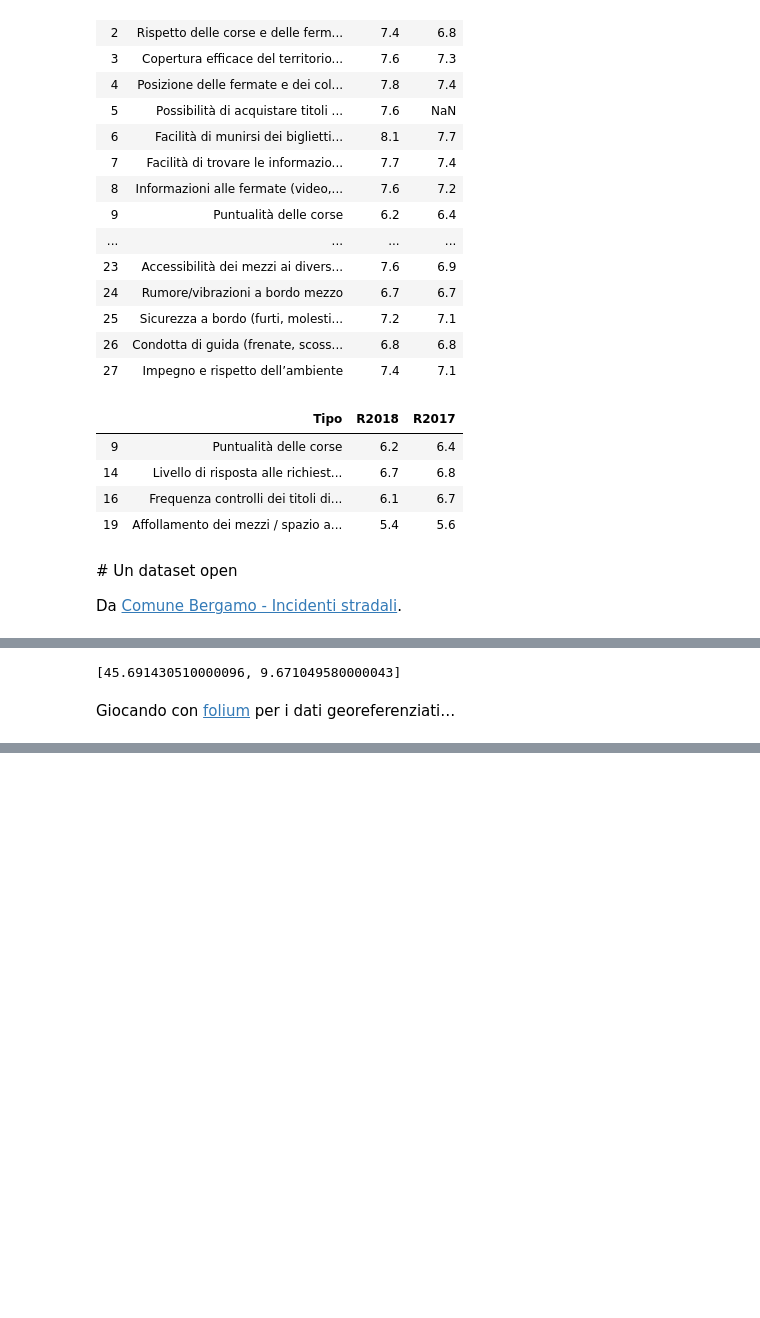
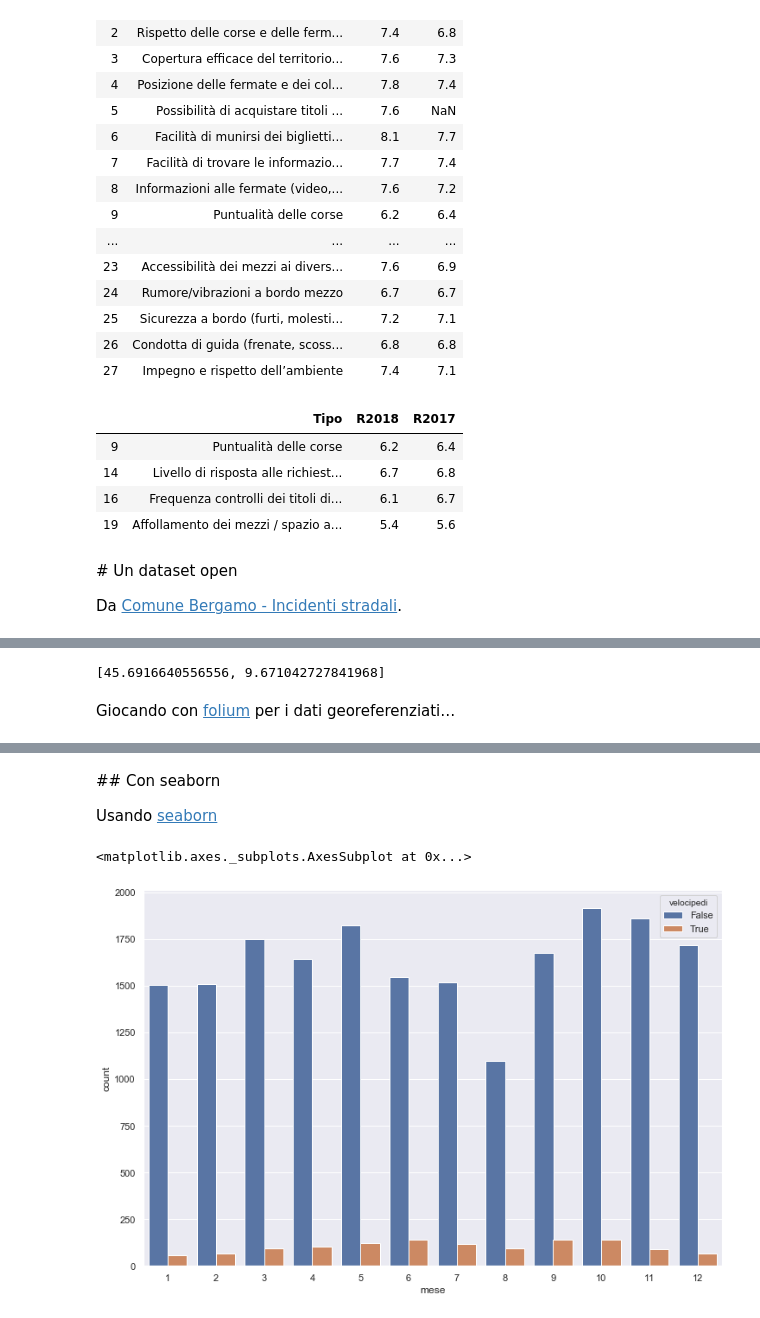
Before and after one commit to mapio/fp-pybg-2019, a Jupyter notebook: moduli/python/06-DataAnalysis.ipynb, the cells around one changed output, grey strips where cells are left out. Drawn from its saved outputs; the diff is of its cells as text; code cells hidden in the pictures; blank space fills up the shorter version.

Commit message:
Added seaborn

```diff
--- a/moduli/python/06-DataAnalysis.ipynb
+++ b/moduli/python/06-DataAnalysis.ipynb
@@ -160,8 +164,8 @@ Name: data, dtype: object
 # %%
-CENTER = lat_lon[['latitude', 'longitude']].mean().values.tolist()
+CENTER = incidenti[['latitude', 'longitude']].mean().values.tolist()
 CENTER
 # %% [output]
-[45.691430510000096, 9.671049580000043]
+[45.6916640556556, 9.671042727841968]
 # %% [markdown]
 Giocando con [folium](https://python-visualization.github.io/folium/) per i dati georeferenziati…
 # %%
@@ -205,3 +209,7 @@ HeatMapWithTime(
 base_map
 # %% [output]
 [interactive output not drawn]
+# %% [markdown]
+## Con seaborn
+
+Usando [seaborn](https://seaborn.pydata.org/)
@@ -207,0 +218,15 @@ base_map
+# %%
+%matplotlib inline
+
+import seaborn as sns
+
+sns.set(rc = {'figure.figsize': (12, 8)})
+
+d = incidenti.copy()
+d['mese'] = d.data.dt.month
+
+#.groupby(incidenti.data.dt.month)[list(N_KEYS)].sum()
+sns.countplot(x = 'mese', hue = 'velocipedi', data = d)
+# %% [output]
+<matplotlib.axes._subplots.AxesSubplot at 0x...>
+[figure, added]
```
Also changed, not shown: parts of 15 cells of this notebook.
